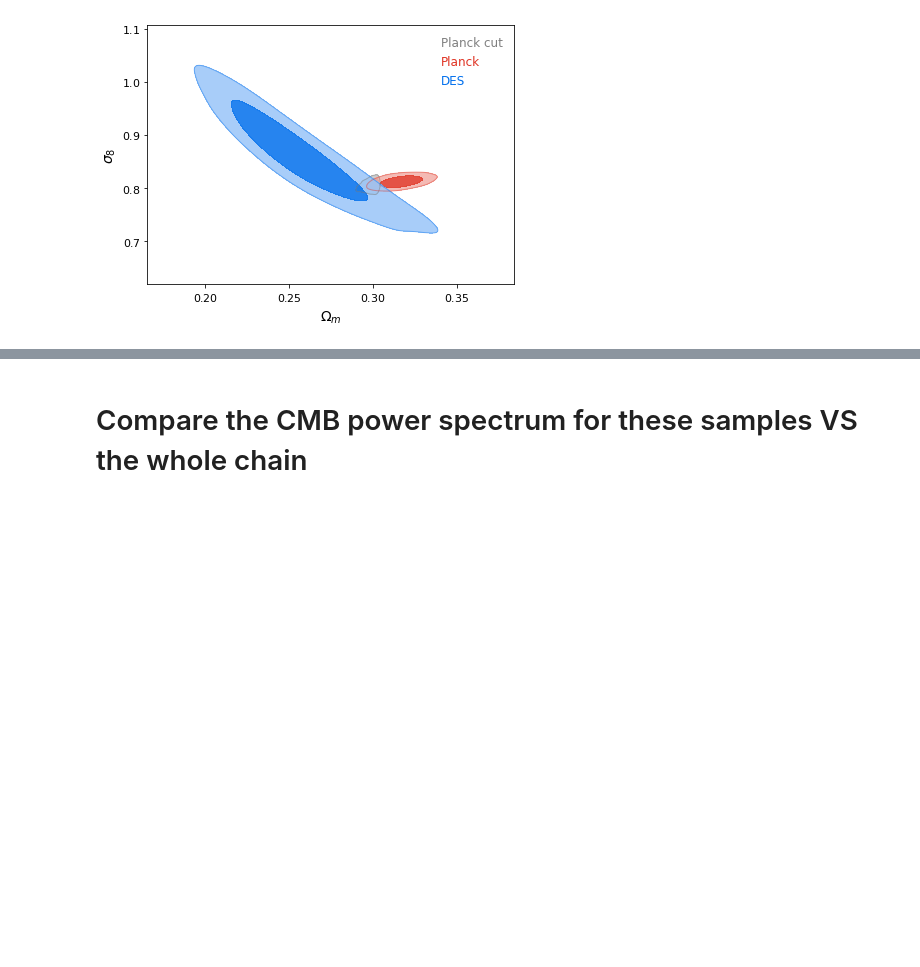
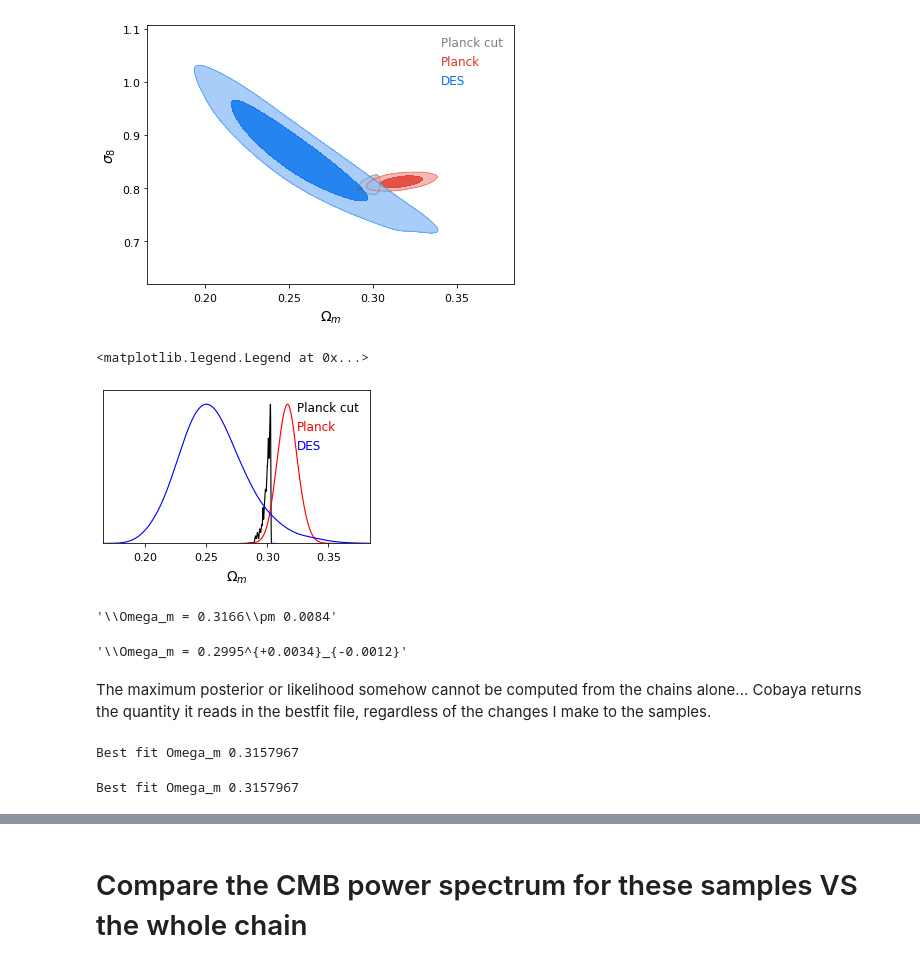
Before and after one commit to EmmanuelSchaan/CobayaExploration, a Jupyter notebook: explore_planck_chains.ipynb, the cells around one changed output, grey strips where cells are left out. Saved outputs shown, nothing was run; the diff lists cells and outputs as text; code cells hidden in the pictures; blank space fills up the shorter version.

```diff
--- a/explore_planck_chains.ipynb
+++ b/explore_planck_chains.ipynb
@@ -228,3 +221,35 @@ g.add_legend(['Planck cut', 'Planck', 'DES'], colored_text=True)
 WARNING:root:outlier fraction 0.0451761102603369
 <matplotlib.legend.Legend at 0x...>
 [figure]
+# %%
+# Show the Omega_m tension
+g = plots.get_single_plotter(width_inch=4)
+g.plot_1d([cutSamplesPlanck, samplesPlanck, samplesDES], 'omegam', normalized=False)
+# g.add_legend(['Planck', 'DES'], colored_text=False, legend_loc='upper right')
+g.add_legend(['Planck cut', 'Planck', 'DES'], colored_text=True, legend_loc='upper right')
+# %% [output]
+<matplotlib.legend.Legend at 0x...>
+[figure, added]
+# %%
+samplesPlanck.getInlineLatex(parNamesPlanck.names[iParOmegam].name, limit=1, err_sig_figs=None)
+# %% [output]
+'\\Omega_m = 0.3166\\pm 0.0084'
+# %%
+cutSamplesPlanck.getInlineLatex(parNamesPlanck.names[iParOmegam].name, limit=1, err_sig_figs=None)
+# %% [output]
+'\\Omega_m = 0.2995^{+0.0034}_{-0.0012}'
+# %% [markdown]
+The maximum posterior or likelihood somehow cannot be computed from the chains alone...
+Cobaya returns the quantity it reads in the bestfit file, regardless of the changes I make to the samples.
+# %%
+maxPost = cutSamplesPlanck.getBestFit(max_posterior=True)
+maxPostDict = maxPost.getParamDict()
+print("Best fit Omega_m "+str(maxPostDict["omegam"]))
+# %% [output]
+Best fit Omega_m 0.3157967
+# %%
+maxPost = samplesPlanck.getBestFit(max_posterior=True)
+maxPostDict = maxPost.getParamDict()
+print("Best fit Omega_m "+str(maxPostDict["omegam"]))
+# %% [output]
+Best fit Omega_m 0.3157967
```
Also changed, not shown: parts of 15 cells of this notebook, 1 other file.
